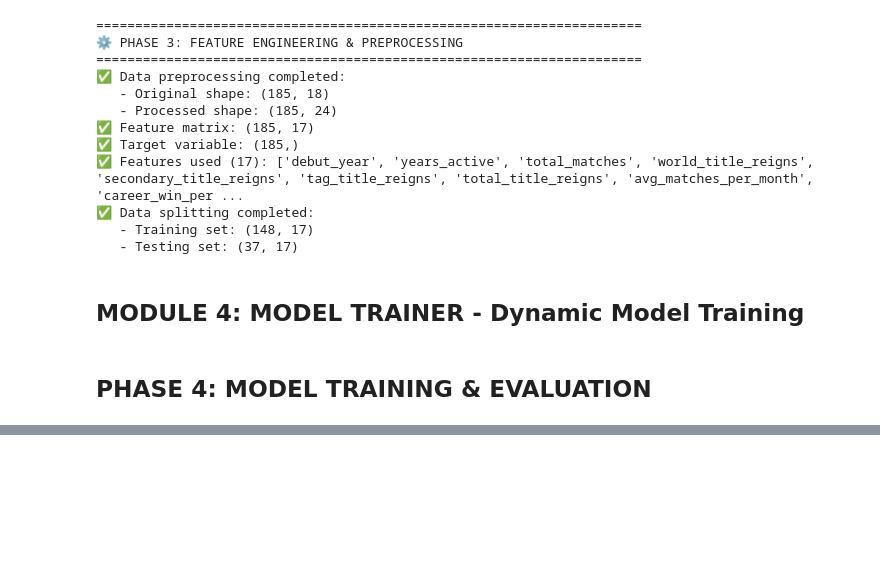
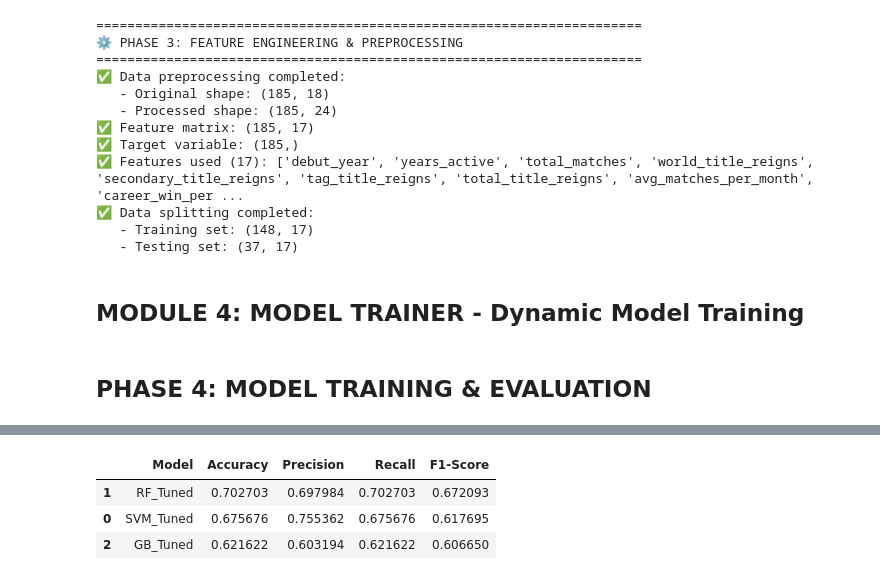
Before and after one commit to flexycode/CCMACLRL_COM231_PROJECT, a Jupyter notebook: notebook/WWE_Superstar_Popularity_Tier_Prediction.ipynb, the cells around one changed output, grey strips where cells are left out. Cells and saved outputs as stored; diff of their text form; code cells hidden in the pictures; blank space fills up the shorter version.

```diff
--- a/notebook/WWE_Superstar_Popularity_Tier_Prediction.ipynb
+++ b/notebook/WWE_Superstar_Popularity_Tier_Prediction.ipynb
@@ -891,0 +1029,88 @@ class ModelTrainer:
+# %%
+if tuned_models:
+            print("\n🔧 Step 4.3: Evaluating Tuned Models...")
+            tuned_results = trainer.evaluate_tuned_models(X_test_scaled, y_test, feature_engineer.target_encoder)
+
+            if not tuned_results.empty:
+                print("\n🏆 TUNED MODEL PERFORMANCE:")
+                tuned_sorted = tuned_results.sort_values('Accuracy', ascending=False)
+                display(tuned_sorted)
+
+                # Get best model
+                best_model_name, best_model = trainer.get_best_model()
+
+                if best_model is not None:
+                    print(f"\n🎉 BEST MODEL SELECTED: {best_model_name}")
+
+                    # Detailed evaluation of best model
+                    y_pred_best = best_model.predict(X_test_scaled)
+                    best_accuracy = accuracy_score(y_test, y_pred_best)
+
+                    print(f"🎯 BEST MODEL ACCURACY: {best_accuracy:.4f}")
+
+                    # Comprehensive model evaluation visualization
+                    fig, ((ax1, ax2), (ax3, ax4)) = plt.subplots(2, 2, figsize=(16, 12))
+
+                    # Confusion Matrix
+                    cm = confusion_matrix(y_test, y_pred_best)
+                    sns.heatmap(cm, annot=True, fmt='d', cmap='Blues', ax=ax1,
+                               xticklabels=feature_engineer.target_encoder.classes_,
+                               yticklabels=feature_engineer.target_encoder.classes_)
+                    ax1.set_title(f'Confusion Matrix - {best_model_name}\nAccuracy: {best_accuracy:.4f}',
+                                fontweight='bold')
+                    ax1.set_xlabel('Predicted')
+                    ax1.set_ylabel('Actual')
+
+                    # Classification Report Visualization
+                    report = classification_report(y_test, y_pred_best,
+                                                target_names=feature_engineer.target_encoder.classes_,
+                                                output_dict=True)
+                    report_df = pd.DataFrame(report).transpose()
+                    metrics = ['precision', 'recall', 'f1-score'][:3]  # Exclude support
+                    report_df[metrics].plot(kind='bar', ax=ax2, color=config.COLORS)
+                    ax2.set_title('Classification Report Metrics', fontweight='bold')
+                    ax2.set_ylabel('Score')
+                    ax2.legend(bbox_to_anchor=(1.05, 1), loc='upper left')
+                    ax2.tick_params(axis='x', rotation=45)
+
+                    # Feature Importance (if available)
+                    if hasattr(best_model, 'feature_importances_'):
+                        feature_importance = pd.DataFrame({
+                            'feature': feature_engineer.feature_columns,
+                            'importance': best_model.feature_importances_
+                        }).sort_values('importance', ascending=True)
+
+                        # Top 10 features
+                        top_features = feature_importance.tail(10)
+                        ax3.barh(top_features['feature'], top_features['importance'],
+                                color=config.COLORS[0])
+                        ax3.set_title('Top 10 Feature Importances', fontweight='bold')
+                        ax3.set_xlabel('Importance Score')
+
+                    # Model Comparison
+                    all_results = pd.concat([baseline_results, tuned_results])
+                    best_models = all_results.nlargest(5, 'Accuracy')
+                    bars = ax4.bar(best_models['Model'], best_models['Accuracy'],
+                                  color=config.COLORS, alpha=0.8)
+                    ax4.set_title('Top 5 Performing Models', fontweight='bold')
+                    ax4.set_ylabel('Accuracy')
+                    ax4.tick_params(axis='x', rotation=45)
+                    for bar, acc in zip(bars, best_models['Accuracy']):
+                        ax4.text(bar.get_x() + bar.get_width()/2, bar.get_height() + 0.01,
+                                f'{acc:.3f}', ha='center', va='bottom', fontweight='bold')
+
+                    plt.tight_layout()
+                    plt.show()
+
+                    # Print detailed insights
+                    print(f"\n🔍 MODEL INTERPRETATION & INSIGHTS:")
+                    print(f"   - Best performing algorithm: {best_model_name}")
+                    print(f"   - Test accuracy: {best_accuracy:.4f}")
+                    print(f"   - Number of features used: {len(feature_engineer.feature_columns)}")
+
+                    if hasattr(best_model, 'feature_importances_'):
+                        top_3_features = feature_importance.tail(3)
+                        print(f"   - Top 3 most important features:")
+                        for _, row in top_3_features.iterrows():
+                            print(f"     • {row['feature']}: {row['importance']:.4f}")
+# %% [output]
@@ -891,0 +1120,4 @@ class ModelTrainer:
+|  | Model | Accuracy | Precision | Recall | F1-Score |
+| 1 | RF_Tuned | 0.702703 | 0.697984 | 0.702703 | 0.672093 |
+| 0 | SVM_Tuned | 0.675676 | 0.755362 | 0.675676 | 0.617695 |
+| 2 | GB_Tuned | 0.621622 | 0.603194 | 0.621622 | 0.606650 |
```
Also changed, not shown: parts of 16 cells of this notebook.
